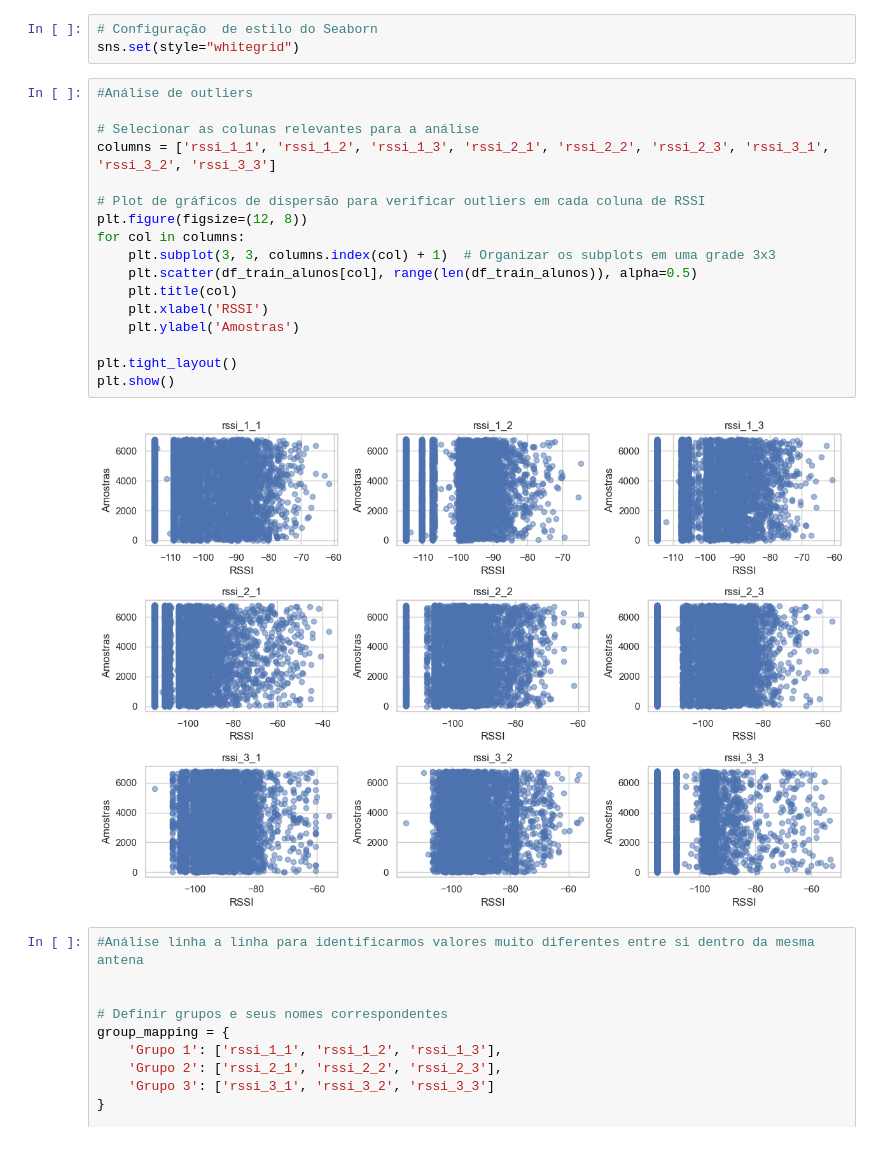
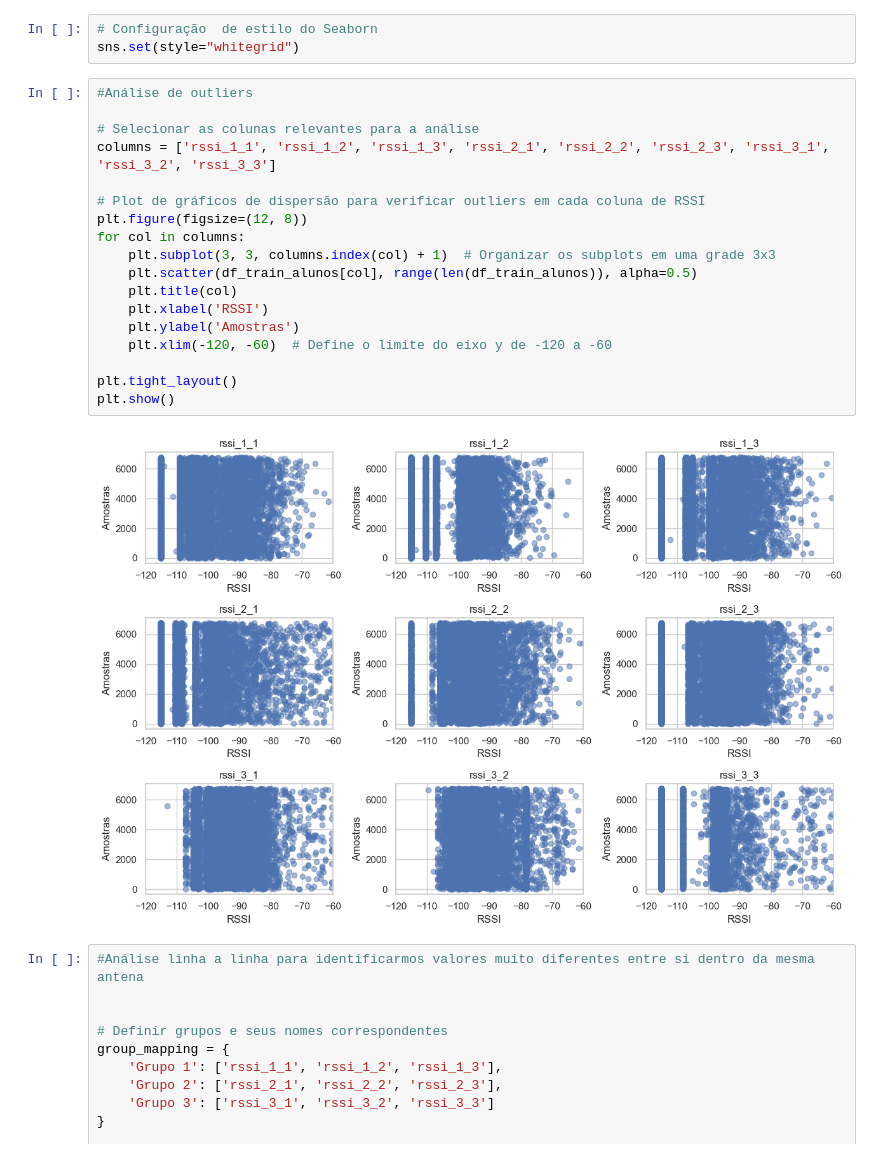
Before and after one commit to hlaff147/ES-290-Comunicacoes-Moveis, a Jupyter notebook: data_analysis.ipynb, the cells around one changed output. Drawn from its saved outputs; the diff is of its cells as text.

```diff
--- a/data_analysis.ipynb
+++ b/data_analysis.ipynb
@@ -122,22 +124,23 @@ sns.set(style="whitegrid")
 # %%
 #Análise de outliers
 
 # Selecionar as colunas relevantes para a análise
 columns = ['rssi_1_1', 'rssi_1_2', 'rssi_1_3', 'rssi_2_1', 'rssi_2_2', 'rssi_2_3', 'rssi_3_1', 'rssi_3_2', 'rssi_3_3']
 
 # Plot de gráficos de dispersão para verificar outliers em cada coluna de RSSI
 plt.figure(figsize=(12, 8))
 for col in columns:
     plt.subplot(3, 3, columns.index(col) + 1)  # Organizar os subplots em uma grade 3x3
     plt.scatter(df_train_alunos[col], range(len(df_train_alunos)), alpha=0.5)
     plt.title(col)
     plt.xlabel('RSSI')
     plt.ylabel('Amostras')
+    plt.xlim(-120, -60)  # Define o limite do eixo y de -120 a -60
 
 plt.tight_layout()
 plt.show()
 # %% [output]
-[figure, old version]
+[figure, new version]
 # %%
 #Análise linha a linha para identificarmos valores muito diferentes entre si dentro da mesma antena
 
```
Also changed, not shown: parts of 7 cells of this notebook.
